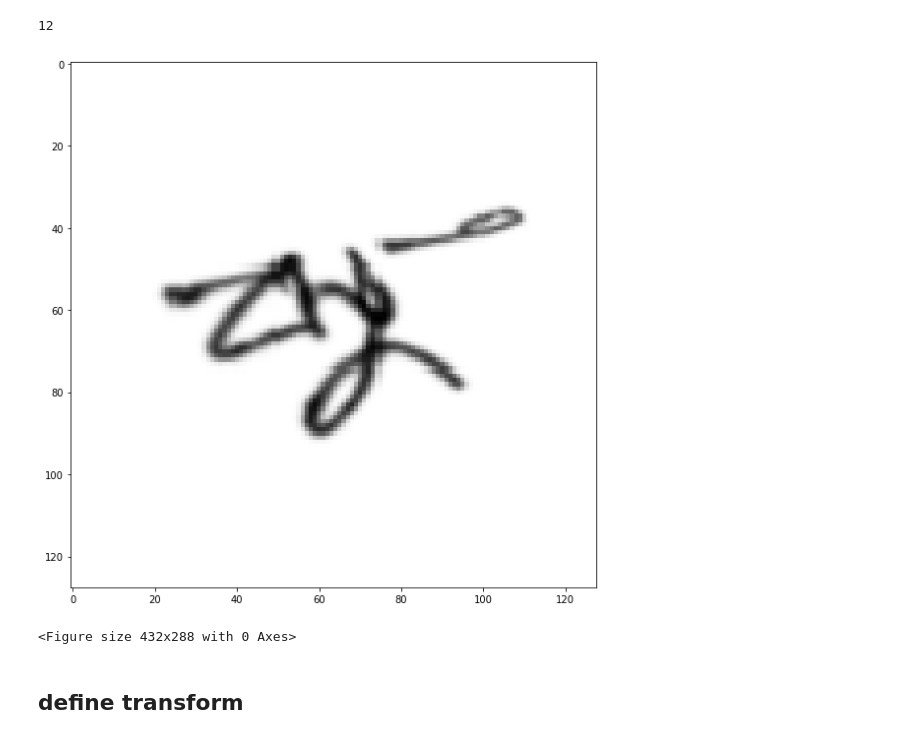
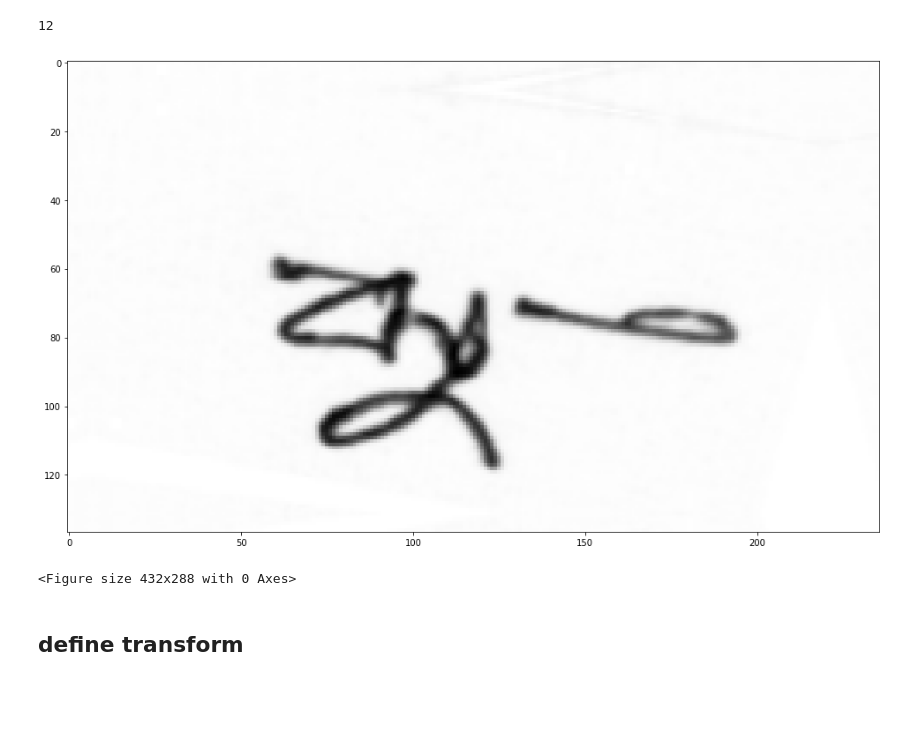
Before and after one commit to jionie/Bengaliai, a Jupyter notebook: dataset/test_augmentation.ipynb, the cells around one changed output. Drawn from its saved outputs; the diff is of its cells as text; code cells hidden in the pictures; blank space fills up the shorter version.

Commit message:
update pipeline without crop

```diff
--- a/dataset/test_augmentation.ipynb
+++ b/dataset/test_augmentation.ipynb
@@ -66,6 +66,7 @@ def crop_resize(img0, size=128, pad=16):
 # %%
 train_transform = albumentations.Compose([
     albumentations.Rotate(limit=20, p=0.5),
+    albumentations.Cutout(num_holes=4, max_h_size=4, max_w_size=4, fill_value=0, p=1),
     albumentations.ShiftScaleRotate(shift_limit=0.03, scale_limit=0.1, rotate_limit=5, p=0.5),
     albumentations.GridDistortion(distort_limit=0.3, p=0.5),
     ])
@@ -77,29 +78,29 @@ test_transform = albumentations.Compose([
 # %%
 image = image_df.loc[image_df['image_id']=="Train_14", image_df.columns[1:]].values.reshape(IMAGE_HEIGHT, IMAGE_WIDTH)
 image = 255 - image
-image = crop_resize(image)
+# image = crop_resize(image)
 
 image = do_random_projective(image, 0.3)
 image = do_random_perspective(image, 0.3)
 # image = do_random_erode(image, 0.5)
 # image = do_random_dilate(image, 0.5)
 
 # image = np.repeat(np.expand_dims(image, axis=2), 3, axis=2).astype('uint8')
 # image = augment_and_mix(image, severity=1, width=1, depth=-1, alpha=1.)
 # image = cv2.cvtColor(image, cv2.COLOR_BGR2GRAY)
 
 image = train_transform(image=image)['image']
 image = image / np.max(image)
 
 # val_transform
 nrow, ncol = 1, 1
 fig, ax = plt.subplots(nrow, ncol, figsize=(20, 8))
 ax.imshow(image, cmap='Greys')
 plt.tight_layout()
 plt.show()
 plt.savefig('bengaliai.png')
 # %% [output]
-[figure, old version]
+[figure, new version]
 <Figure size 432x288 with 0 Axes>
 # %%
 class bengaliai_Dataset(torch.utils.data.Dataset):
```
Also changed, not shown: parts of 3 cells of this notebook, 4 other files.
